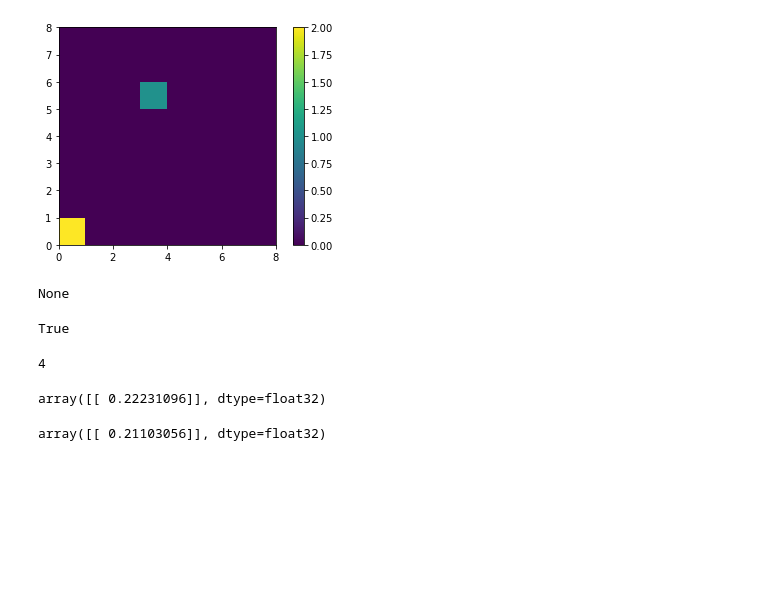
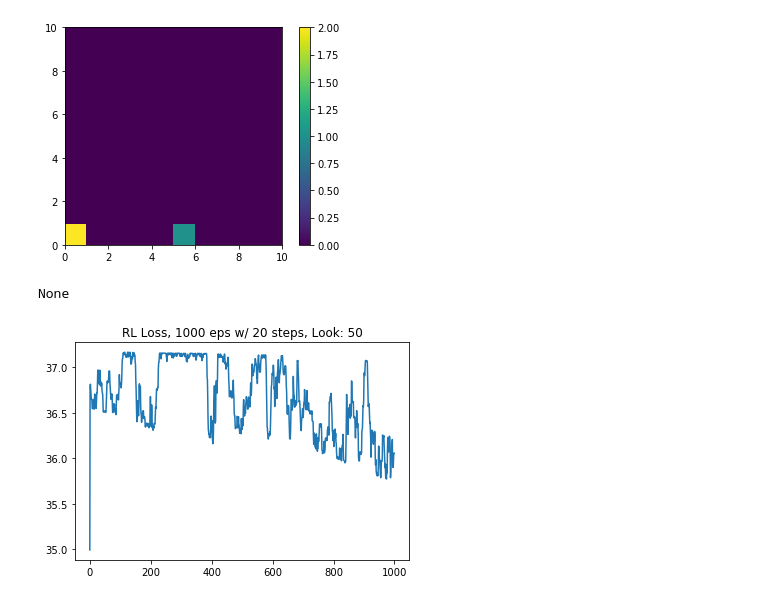
Before and after one commit to tab0r/Neural.Swarms, a Jupyter notebook: Reinforcement Model Training.ipynb, the cells around one changed output. Drawn from its saved outputs; the diff is of its cells as text; code cells hidden in the pictures; blank space fills up the shorter version.

```diff
--- a/Reinforcement Model Training.ipynb
+++ b/Reinforcement Model Training.ipynb
@@ -3,3 +3,3 @@ from reinforcement_navigame_model import *
 from notebook_game_helper import *
 # %%
-model0, log = main(training_episodes = 50)
+model0, log = main(training_episodes = 1000, steps = 20)
@@ -24,27 +6,18 @@ Episode 49 loss: 2.8691418170928955
 # %%
-val_game = NeuralNaviGame(8, 8, model = model0, moving_target = True)
+val_game = NeuralNaviGame(10, 10, model = model0, moving_target = True)
 # %%
 val_game.setup()
 # %%
-animate_game(val_game, n = 10)
+animate_game(val_game, n = 5)
 # %% [output]
-[figure, old version]
+[figure, new version]
 None
 # %%
 val_game.shift_goal()
-# %%
-val_game.goal == val_game.Navigator.strategy.goal
-# %% [output]
-True
-# %%
-val_game.Navigator.strategy.plan_movement()
-# %% [output]
-4
-# %%
-val_game.Navigator.strategy.model.predict(np.array([0, 9, 0, 0]).reshape(1,4))
-# %% [output]
-array([[ 0.22231096]], dtype=float32)
-# %%
-val_game.Navigator.strategy.model.predict(np.array([0, 8, 0, 0]).reshape(1,4))
-# %% [output]
-array([[ 0.21103056]], dtype=float32)
+# %%
+pl.plot(log)
+pl.title("RL Loss, 1000 eps w/ 20 steps, Look: 50")
+pl.savefig("notes/rl_curve_7.png")
+pl.show()
+# %% [output]
+[figure, added]
```
Also changed, not shown: parts of 2 cells of this notebook, 5 other files.
